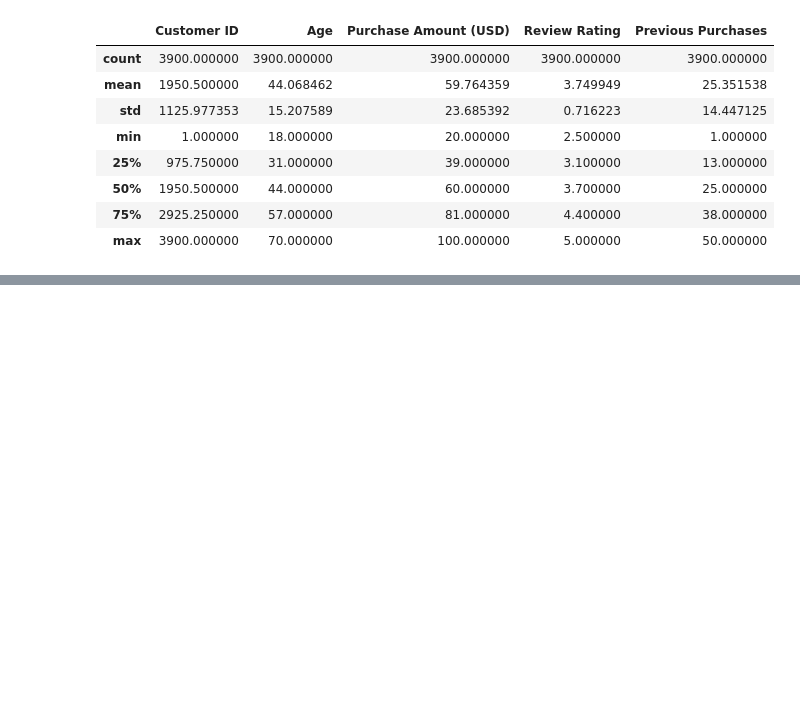
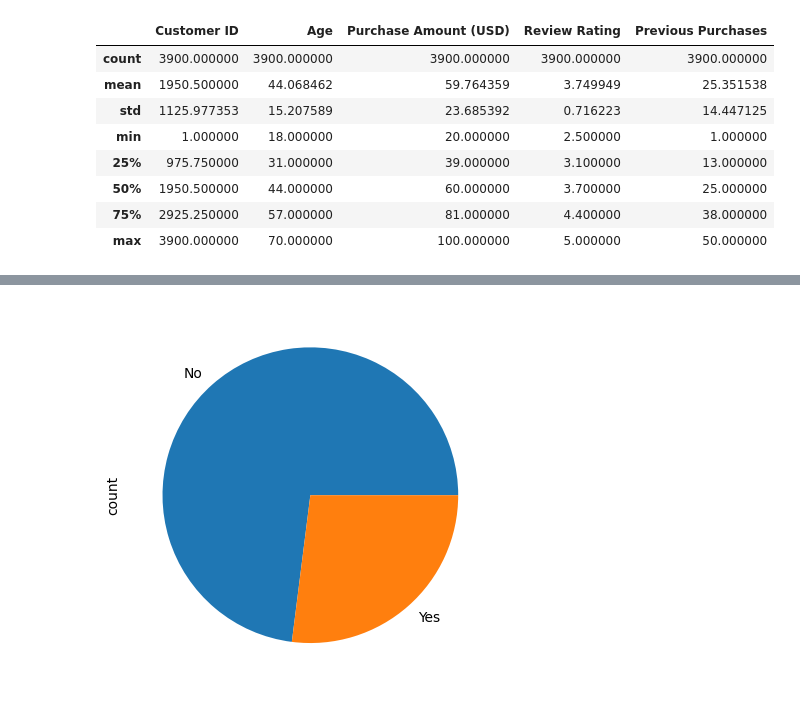
Before and after one commit to huneshkumar/100-EDA-Projects, a Jupyter notebook: Project2 Shopping Behavioure/customerShoppingBehavioure.ipynb, the cells around one changed output, grey strips where cells are left out. Cells and saved outputs as stored; diff of their text form; code cells hidden in the pictures; blank space fills up the shorter version.

```diff
--- a/Project2 Shopping Behavioure/customerShoppingBehavioure.ipynb
+++ b/Project2 Shopping Behavioure/customerShoppingBehavioure.ipynb
@@ -150,0 +195,5 @@ df.describe()
+# %%
+# sort data by review rating and show top 5
+
+df.sort_values('Review Rating',ascending=False, inplace=True)
+df.head(5)
@@ -150,0 +207,7 @@ df.describe()
+# %%
+# show subscription stutus in Pie chart
+
+df['Subscription Status'].value_counts().sort_values(ascending=False).plot(kind='pie')
+plt.show()
+# %% [output]
+[figure, added]
```
Also changed, not shown: parts of 15 cells of this notebook.
